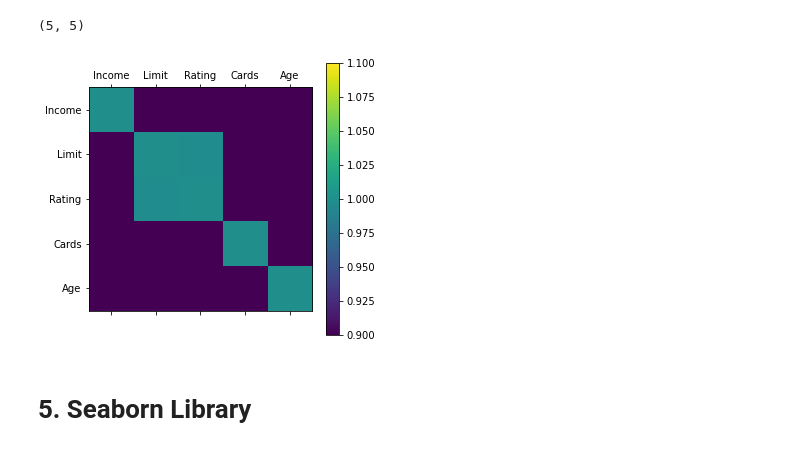
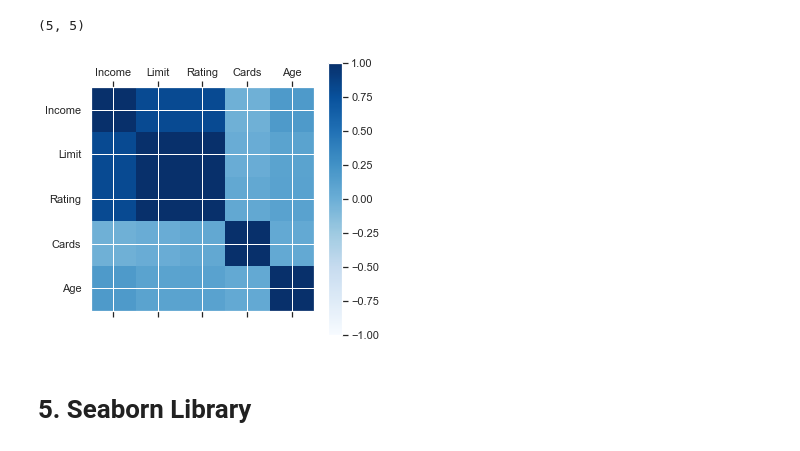
Before and after one commit to jjungyujin/TIL, a Jupyter notebook: DataEngineering/DataProcessing/visualization.ipynb, the cells around one changed output. Drawn from its saved outputs; the diff is of its cells as text; code cells hidden in the pictures.

Commit message:
DataProcessing : corrected a typo

```diff
--- a/DataEngineering/DataProcessing/visualization.ipynb
+++ b/DataEngineering/DataProcessing/visualization.ipynb
@@ -577,20 +575,20 @@ corr_data.shape
 # %%
 # 상관관계 그래프 - 데이터분석에 많이 활용
 fig = plt.figure()
 ax = fig.add_subplot(111) # 1, 1, 1과 같은 의미
-cax = ax.matshow(corr_data, vmin=1, vmax=1, interpolation='nearest')
+cax = ax.matshow(corr_data, vmin=-1, vmax=1, interpolation='nearest', cmap='Blues')
 fig.colorbar(cax) # 컬러바 나타내기
 fig.set_size_inches(5, 5)
 ticks = np.arange(0, 5, 1)
 ax.set_xticks(ticks)
 ax.set_yticks(ticks)
 
 ax.set_xticklabels(df_data.columns)
 ax.set_yticklabels(df_data.columns)
 
 plt.show()
 # %% [output]
-[figure, old version]
+[figure, new version]
 # %% [markdown]
 # 5. Seaborn Library
 # %% [markdown]
```
Also changed, not shown: parts of 1 cell of this notebook.
